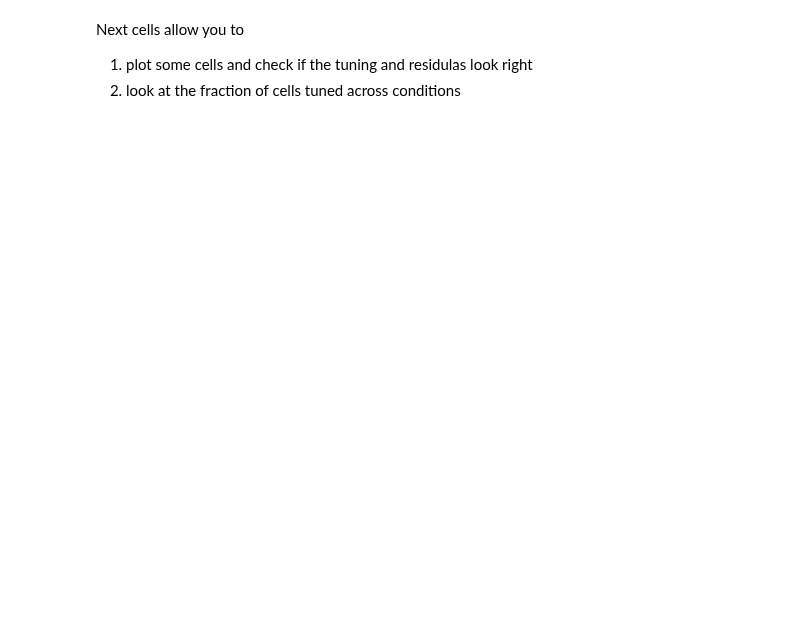
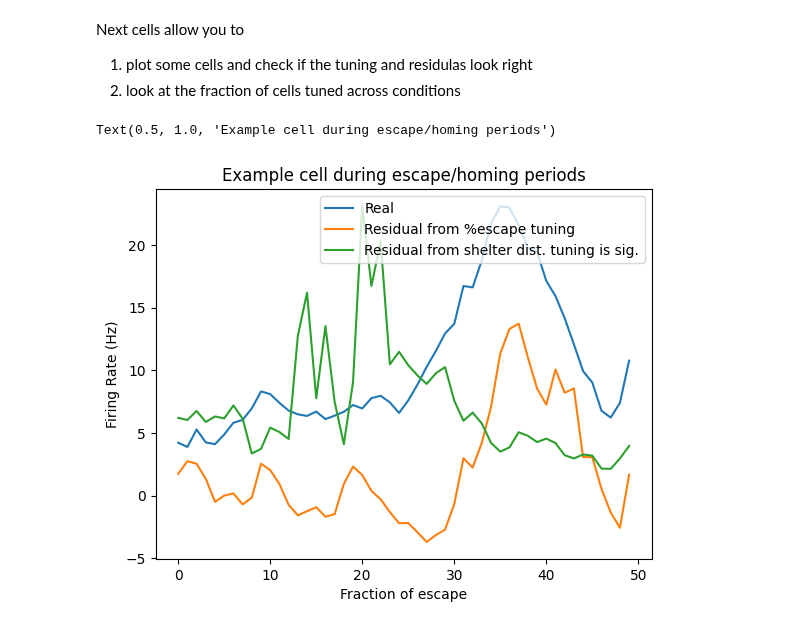
Before and after one commit to BrancoLab/JAL2_subgoal_pipeline, a Jupyter notebook: JR_test_scripts/escape/TunED_allSesh.ipynb, the cells around one changed output. Drawn from its saved outputs; the diff is of its cells as text; code cells hidden in the pictures; blank space fills up the shorter version.

```diff
--- a/JR_test_scripts/escape/TunED_allSesh.ipynb
+++ b/JR_test_scripts/escape/TunED_allSesh.ipynb
@@ -37,7 +235,9 @@ from scipy.ndimage import gaussian_filter1d
 # %%
-"""Check tuning of residual using linear shift stats"""
+"""Check tuning of residual using linear shift stats
+This cell runs this analysis on the tuning outputs with 50bins for each of the two behavioral variables"""
 %autoreload 2
 Nbins = 50
+comp = 'escape'
 
 for exp in experiments_objects:
 
@@ -45,20 +245,18 @@ for exp in experiments_objects:
     nickname = exp.nick_name + '_' + exp.experiment_date
     exp_nickname = exp.nick_name + '_' + exp.experiment_date + '_' + 'bird_dist_shelter'
     dump_path = make_directory("Z:/Jasmine_Laurence/summary_plots/tuning_curves_explore/")
-    saving_file = dump_path + exp_nickname + '_Tuning.npz'
+    saving_file = dump_path + exp_nickname + '_Tuning_50bins.npz'
     data = np.load(saving_file)
 
     # pull out the params
-    data_files = data.files
     exp_fr_real = data['fr_real']
 
     # 2. load in homing/escape tuning curve
     exp_nickname = exp.nick_name + '_' + exp.experiment_date + '_' + 'escape'
     dump_path = make_directory("Z:/Jasmine_Laurence/summary_plots/tuning_curves/")
-    saving_file = dump_path + exp_nickname + '_ProperTuning.npz'
+    saving_file = dump_path + exp_nickname + '_ProperTuning_50bins.npz'
     data = np.load(saving_file)
 
-    data_files = data.files
     fr_real = data["fr_real"]
 
     # 3. load in neural data
@@ -76,9 +274,12 @@ for exp in experiments_objects:
     shifts, shift_vector = build_shift_vector(bar, barflip, session, ons, offs, shifts_one_sided)
 
     # 4. extract 'real stat' escape matrix with respect to 'escape'
-    comp = 'escape'
+    # this is the variable we are testing the residual tuning to
     if comp == 'escape':
         bins = np.arange(0,1,1/Nbins)
+    elif comp == 'bird_dist_shelter':
+        complete_shelter_dist = compute_dist_shelt(x_pos, y_pos, cond=np.zeros_like(x_pos), session=session)
+        bins = np.arange(0,np.amax(complete_shelter_dist),np.amax(complete_shelter_dist)/Nbins)
     frac_escape, escape_matrix, cond, h_start = extract_homing_and_escape_periods(session,
                                                                                     fcm[shift_vector,:],
                                                                                     behave[shift_vector],
@@ -127,7 +328,7 @@ for exp in experiments_objects:
     # 7. subtract predicted neural activity from actual neural activity
     exp_residual_matrix = escape_matrix - exp_predicted_matrix
 
-    # 8. compute tuning curve for the residuals
+    # 8. compute tuning curve for the residuals to subtracting exploration data
     y_fitted_real_exp, R_real_exp, fr_real_exp, params_real_exp, mat_real_cond_exp = tuning_method(frac_escape,
                                                                                                     exp_residual_matrix,
                                                                                                     cond,
@@ -151,7 +352,7 @@ for exp in experiments_objects:
     # 11. subtract predicted neural activity from actual neural activity
     residual_matrix = escape_matrix - predicted_matrix
 
-    # 12. compute tuning curve for the residuals
+    # 12. compute tuning curve for the residuals to subtracting its own tuning
     y_fitted_real_res, R_real_res, fr_real_res, params_real_res, mat_real_cond_res = tuning_method(frac_escape,
                                                                                                     residual_matrix,
                                                                                                     cond,
@@ -218,7 +419,7 @@ for exp in experiments_objects:
 
     """Save data"""
     dump_path = make_directory("Z:/Jasmine_Laurence/summary_plots/tuning_curves/")
-    saving_file = dump_path + exp_nickname + '_ResidualsTuning'
+    saving_file = dump_path + exp_nickname + '_ResidualsTuning_50bins'
     np.savez(saving_file,
             # data from shifted residuals of tuning to % escape
             R_shift_res=R_shift_res, params_shifts_res=params_shifts_res, y_fitted_shift_res=y_fitted_shift_res,
@@ -237,13 +464,13 @@ Next cells allow you to
 2. look at the fraction of cells tuned across conditions
 # %%
 """Load a session you want to plot"""
-
+tuning_data = '_50bins' # '' or '_50bins
 exp = experiments_objects[7]
 
 # 1. load in explore tuning curve
 exp_nickname = exp.nick_name + '_' + exp.experiment_date + '_' + 'bird_dist_shelter'
 dump_path = make_directory("Z:/Jasmine_Laurence/summary_plots/tuning_curves_explore/")
-saving_file = dump_path + exp_nickname + '_Tuning.npz'
+saving_file = dump_path + exp_nickname + '_Tuning' + tuning_data + '.npz'
 data = np.load(saving_file)
 
 # pull out the params
@@ -254,7 +481,7 @@ exp_params_shifts = data['params_shifts']
 # 2. load in homing/escape tuning curve
 exp_nickname = exp.nick_name + '_' + exp.experiment_date + '_' + 'escape'
 dump_path = make_directory("Z:/Jasmine_Laurence/summary_plots/tuning_curves/")
-saving_file = dump_path + exp_nickname + '_ProperTuning.npz'
+saving_file = dump_path + exp_nickname + '_ProperTuning' + tuning_data + '.npz'
 data = np.load(saving_file)
 
 fr_full = data['fr_full']
@@ -263,9 +490,9 @@ params_shifts = data['params_shifts']
 
 # load in residuals data
 dump_path = make_directory("Z:/Jasmine_Laurence/summary_plots/tuning_curves/")
-saving_file = dump_path + exp_nickname + '_ResidualsTuning.npz'
+saving_file = dump_path + exp_nickname + '_ResidualsTuning' + tuning_data + '.npz'
 data = np.load(saving_file)
-fr_full_res = data['fr_full']
+fr_real_exp_res = data['fr_real_exp']
 params_real_exp = data['params_real_exp']
 params_shifts_exp_res = data['params_shifts_exp_res']
 
@@ -280,28 +507,31 @@ sig_res = params_real_exp[:,:,0] > np.nanpercentile(params_shifts_exp_res[:,:,:,
 # %%
 """Plot the tuning to % escape from the real data and the predictions made using the tuning to % escape and dist to shelter in exploration"""
 idx = 0
 cond = 1
 goodones = np.where(np.logical_and(exp_sig_dist[:,cond], sig_escape[:,cond]))[0]
 
 # is the tuning of the residual from %escape significant?
 sig = params_real_res[goodones[idx],cond,0] > np.nanpercentile(params_shifts_res[:,goodones[idx],cond,0], 95, axis = 0)
 label_escape = r'Residual from %escape tuning'
 if sig:
     label_escape = label_escape + ' is sig.'
 
 # is the tuning of the residual from shelt distance in exploration significant?
 sig = params_real_exp[goodones[idx],cond,0] > np.nanpercentile(params_shifts_exp_res[:,goodones[idx],cond,0], 95, axis = 0)
 label_shelter= 'Residual from shelter dist. tuning'
 if sig:
     label_shelter = label_shelter + ' is sig.'
 
 plt.plot(fr_full[cond,goodones[idx],:], label = 'Real')
-plt.plot(fr_full_res[cond,goodones[idx],:], label = label_escape)
+plt.plot(fr_real_exp_res[cond,goodones[idx],:], label = label_escape)
 plt.plot(fr_full_exp[cond,goodones[idx],:], label = label_shelter)
 plt.ylabel('Firing Rate (Hz)')
 plt.xlabel('Fraction of escape')
 plt.legend(loc = 'upper right')
 plt.title('Example cell during escape/homing periods')
+# %% [output]
+Text(0.5, 1.0, 'Example cell during escape/homing periods')
+[figure, added]
 # %%
 """Bar chart"""
 
```
Also changed, not shown: parts of 4 cells of this notebook, 2 other files.
